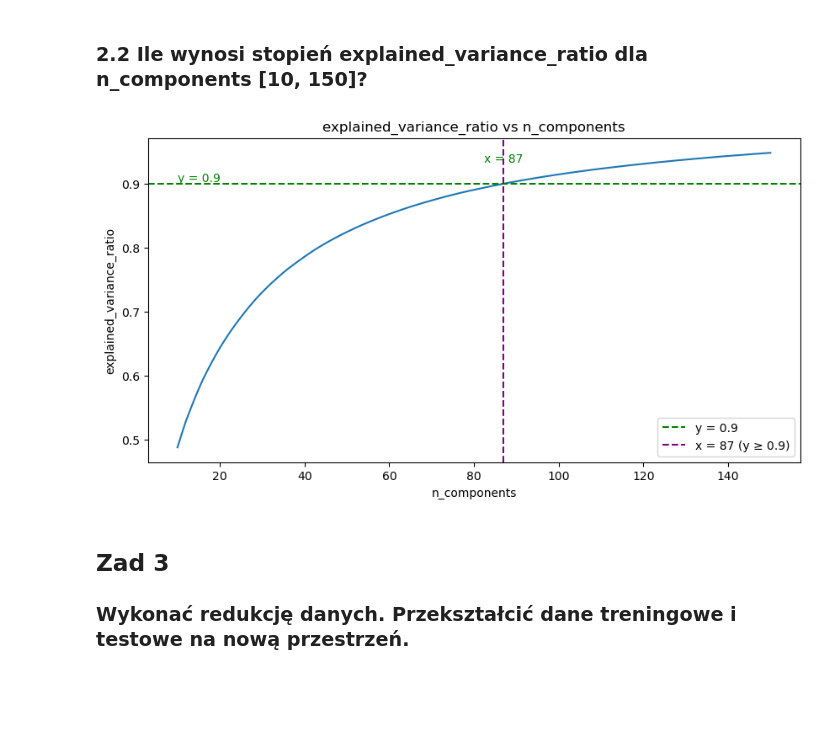
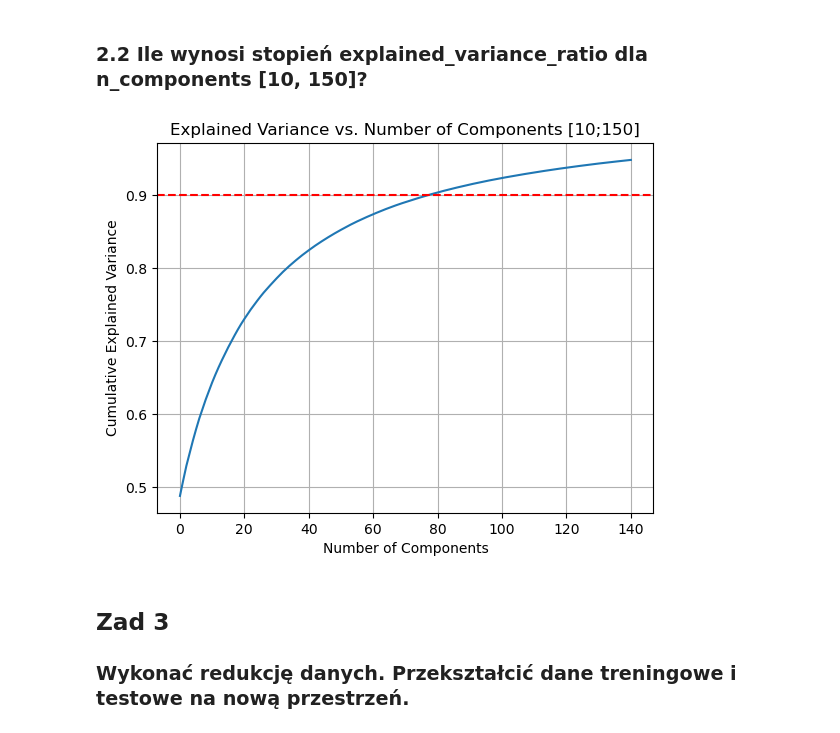
Before and after one commit to s27369/PRO1D_s27369, a Jupyter notebook: Lab67/Lab67_MNIST_DimRed.ipynb, the cells around one changed output. Cells and saved outputs as stored; diff of their text form; code cells hidden in the pictures; blank space fills up the shorter version.

```diff
--- a/Lab67/Lab67_MNIST_DimRed.ipynb
+++ b/Lab67/Lab67_MNIST_DimRed.ipynb
@@ -94,9 +94,3 @@ print(X_test.shape)
 # %% [markdown]
 ## Zad 2
 ### Analiza głównych składowych PCA
-# %%
-from sklearn.decomposition import PCA
-pca = PCA()
-pca.fit(X_train)
-pca = PCA(n_components=11)
-X_reduced = pca.fit_transform(X_train)
@@ -120,0 +97,6 @@ def iterate_pca(start_val, end_val, jump, break_if_reached, prnt=True):
+# %%
+from sklearn.decomposition import PCA
+pca = PCA().fit(X_train)
+cumulative_variance = np.cumsum(pca.explained_variance_ratio_)
+results = {i + 1: val for i, val in enumerate(cumulative_variance)}
+results
@@ -149,24 +132,17 @@ threshold not reached. best_explained_variance_ratio=0.9001068693260174
 # %% [markdown]
 ### 2.2 Ile wynosi stopień explained_variance_ratio dla n_components [10, 150]?
-# %%
-plt.figure(figsize=(10, 5))
-plt.plot(results.keys(), results.values())
-x = results.keys()
-y = results.values()
-x_cross = next((x_val for x_val, y_val in zip(x, y) if y_val >= threshold), None)
-if x_cross is not None:
-    plt.axhline(y=threshold, color='green', linestyle='--', label=f'y = {threshold}')
-    plt.axvline(x=x_cross, color='purple', linestyle='--', label=f'x = {x_cross} (y ≥ {threshold})')
-
-    plt.text(min(x), threshold, f"y = {threshold}", color='green', fontsize=10, va='bottom', ha='left')
-    plt.text(x_cross, max(y), f"x = {x_cross}", color='green', fontsize=10, va='top', ha='center')
-plt.xlabel('n_components')
-plt.ylabel('explained_variance_ratio')
-plt.title('explained_variance_ratio vs n_components')
-plt.legend()
-plt.show()
-# %% [output]
-[figure, removed]
+# %%
+start_val, end_val = 10, 150
+selected_cumulative_variance = cumulative_variance[start_val - 1:end_val]
+plt.plot(selected_cumulative_variance)
+plt.xlabel('Number of Components')
+plt.ylabel('Cumulative Explained Variance')
+plt.title('Explained Variance vs. Number of Components [10;150]')
+plt.axhline(y=threshold, color='r', linestyle='--')
+plt.grid(True)
+plt.show()
+# %% [output]
+[figure, added]
 # %% [markdown]
 ## Zad 3
 ### Wykonać redukcję danych. Przekształcić dane treningowe i testowe na nową przestrzeń.
```
Also changed, not shown: parts of 32 cells of this notebook.
